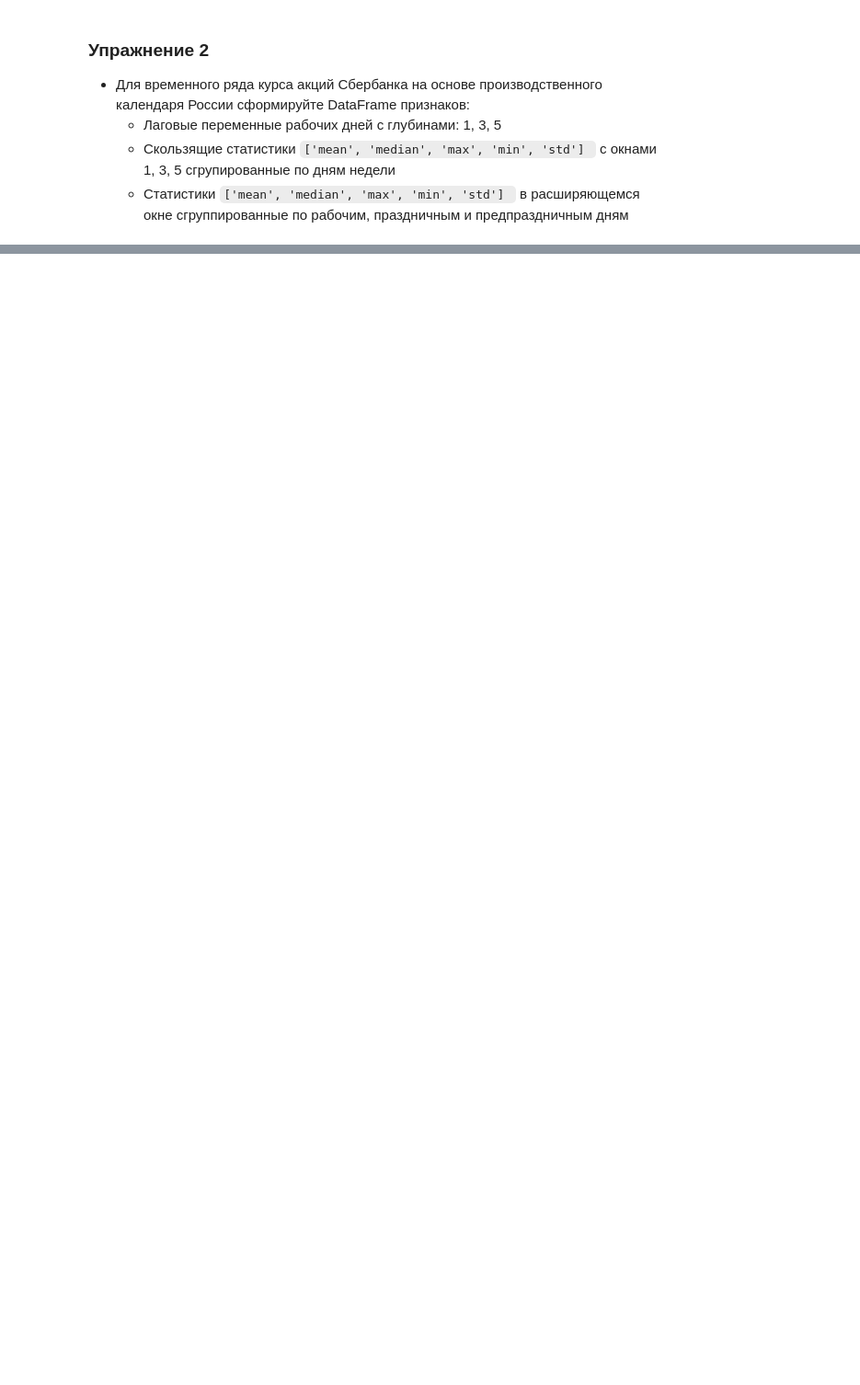
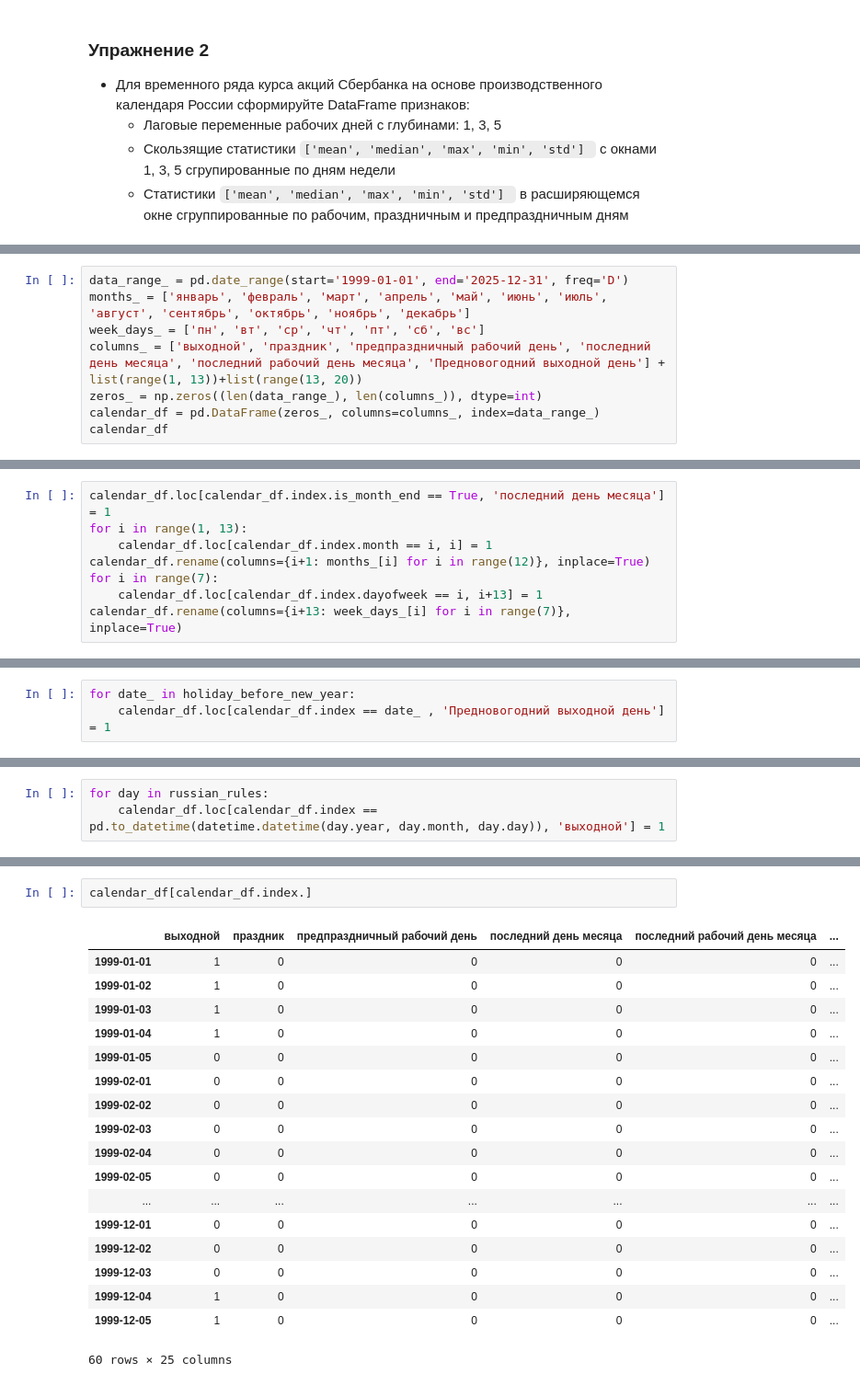
Before and after one commit to Rain1414/python_data_analysis_2021, a Jupyter notebook: hw_3.ipynb, the cells around one changed output, grey strips where cells are left out. Shown at 92% size. Drawn from its saved outputs; the diff is of its cells as text; blank space fills up the shorter version.

```diff
--- a/hw_3.ipynb
+++ b/hw_3.ipynb
@@ -58,0 +98,8 @@ df1.tail(6)
+# %%
+data_range_ = pd.date_range(start='1999-01-01', end='2025-12-31', freq='D')
+months_ = ['январь', 'февраль', 'март', 'апрель', 'май', 'июнь', 'июль', 'август', 'сентябрь', 'октябрь', 'ноябрь', 'декабрь']
+week_days_ = ['пн', 'вт', 'ср', 'чт', 'пт', 'сб', 'вс']
+columns_ = ['выходной', 'праздник', 'предпраздничный рабочий день', 'последний день месяца', 'последний рабочий день месяца', 'Предновогодний выходной день'] + list(range(1, 13))+list(range(13, 20))
+zeros_ = np.zeros((len(data_range_), len(columns_)), dtype=int)
+calendar_df = pd.DataFrame(zeros_, columns=columns_, index=data_range_)
+calendar_df
@@ -58,0 +122,8 @@ df1.tail(6)
+# %%
+calendar_df.loc[calendar_df.index.is_month_end == True, 'последний день месяца'] = 1
+for i in range(1, 13):
+    calendar_df.loc[calendar_df.index.month == i, i] = 1
+calendar_df.rename(columns={i+1: months_[i] for i in range(12)}, inplace=True)
+for i in range(7):
+    calendar_df.loc[calendar_df.index.dayofweek == i, i+13] = 1
+calendar_df.rename(columns={i+13: week_days_[i] for i in range(7)}, inplace=True)
@@ -58,0 +148,3 @@ df1.tail(6)
+# %%
+for date_ in holiday_before_new_year:
+    calendar_df.loc[calendar_df.index == date_ , 'Предновогодний выходной день'] = 1
@@ -58,0 +153,3 @@ df1.tail(6)
+# %%
+for day in russian_rules:
+    calendar_df.loc[calendar_df.index == pd.to_datetime(datetime.datetime(day.year, day.month, day.day)), 'выходной'] = 1
@@ -58,0 +158,21 @@ df1.tail(6)
+# %%
+calendar_df[calendar_df.index.]
+# %% [output]
+|  | выходной | праздник | предпраздничный рабочий день | последний день месяца | последний рабочий день месяца | ... |
+| 1999-01-01 | 1 | 0 | 0 | 0 | 0 | ... |
+| 1999-01-02 | 1 | 0 | 0 | 0 | 0 | ... |
+| 1999-01-03 | 1 | 0 | 0 | 0 | 0 | ... |
+| 1999-01-04 | 1 | 0 | 0 | 0 | 0 | ... |
+| 1999-01-05 | 0 | 0 | 0 | 0 | 0 | ... |
+| 1999-02-01 | 0 | 0 | 0 | 0 | 0 | ... |
+| 1999-02-02 | 0 | 0 | 0 | 0 | 0 | ... |
+| 1999-02-03 | 0 | 0 | 0 | 0 | 0 | ... |
+| 1999-02-04 | 0 | 0 | 0 | 0 | 0 | ... |
+| 1999-02-05 | 0 | 0 | 0 | 0 | 0 | ... |
+| ... | ... | ... | ... | ... | ... | ... |
+| 1999-12-01 | 0 | 0 | 0 | 0 | 0 | ... |
+| 1999-12-02 | 0 | 0 | 0 | 0 | 0 | ... |
+| 1999-12-03 | 0 | 0 | 0 | 0 | 0 | ... |
+| 1999-12-04 | 1 | 0 | 0 | 0 | 0 | ... |
+| 1999-12-05 | 1 | 0 | 0 | 0 | 0 | ... |
+60 rows × 25 columns
```
Also changed, not shown: parts of 39 cells of this notebook, 1 other file.
